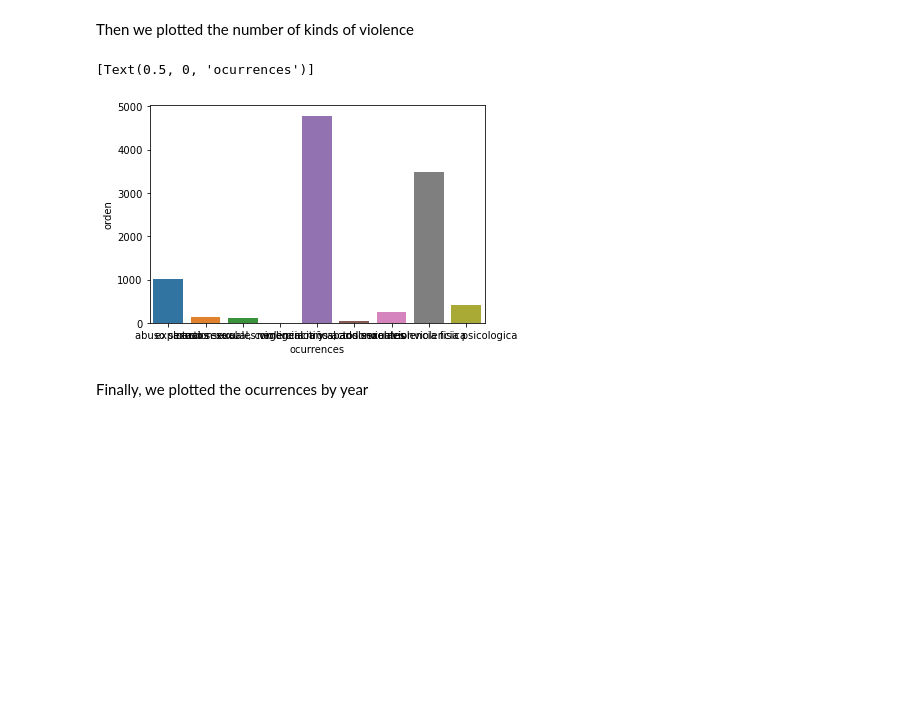
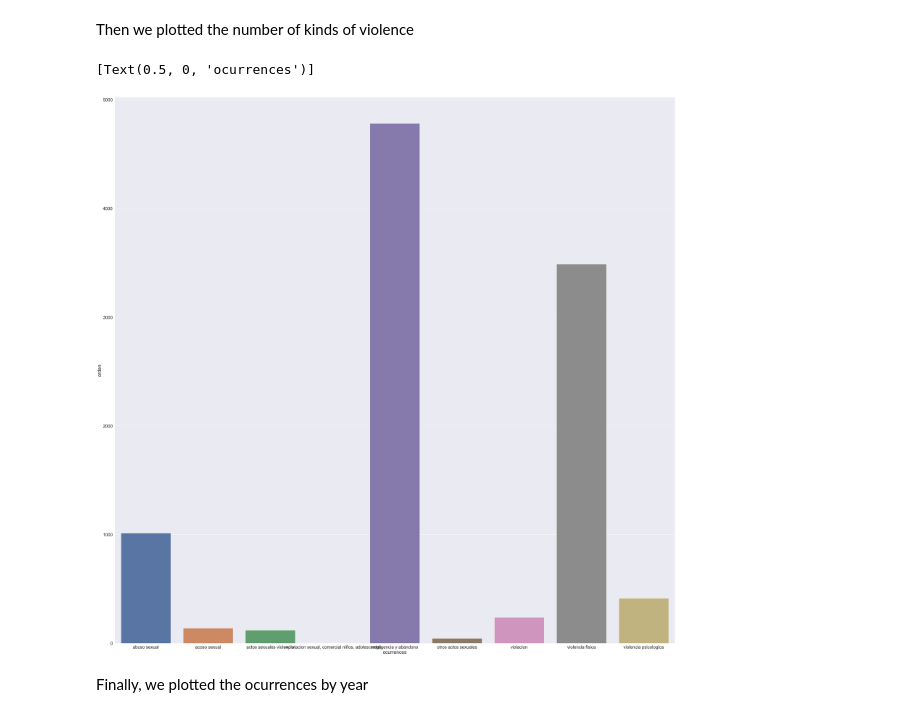
Before and after one commit to Joaron4/team211_bucaramanga, a Jupyter notebook: Dta_cleaning.ipynb, the cells around one changed output. Drawn from its saved outputs; the diff is of its cells as text; code cells hidden in the pictures; blank space fills up the shorter version.

```diff
--- a/Dta_cleaning.ipynb
+++ b/Dta_cleaning.ipynb
@@ -21,6 +22,6 @@ import seaborn as sns
 # %% [markdown]
 <h3 align=left style="font-size:1.5vw"><span style="color:#2E7DA1">A) Importing the dataset:</span></h3>
 # %%
-violencia = pd.read_csv('https://github.com/Joaron4/team211_bucaramanga/blob/main/Violenciager.csv?raw=true',encoding="utf-8")
+violencia = pd.read_csv('https://raw.githubusercontent.com/Joaron4/team211_datasets/main/Violenciager.csv',encoding="utf-8")
 violencia.head(1)
 # %% [output]
@@ -498,5 +501,6 @@ violencia_ocurrences_bucaramanga = violencia[violencia['municipio'] == 'bucarama
 
 
 ax= sns.boxplot(y='comuna',x='orden',data = violencia_ocurrences_bucaramanga,orient='h',palette='husl').set(xlabel='domestic and gender violence ocurrences',title='Gender and domestic violence ocurrences per borough\n');
-plt.figure(figsize=(100,20))
+rcParams['figure.figsize'] = 50,50
+sns.set(font_scale = 2)
 # %% [output]
@@ -508,10 +508,11 @@ violencia_nat= violencia.groupby('def_naturaleza').count().reset_index().sort_va
 # %% [markdown]
 Then we plotted the number of kinds of violence
 # %%
-sns.barplot(x='def_naturaleza',y='orden',data = violencia_nat).set(xlabel='ocurrences')
+violencia_nat= violencia.groupby('def_naturaleza').count().reset_index().sort_values(by='orden',ascending=False)
+sns.barplot(x='def_naturaleza',y=violencia_nat['orden'],data = violencia_nat).set(xlabel='ocurrences')
 # %% [output]
 [Text(0.5, 0, 'ocurrences')]
-[figure, old version]
+[figure, new version]
 # %% [markdown]
 Finally, we plotted the ocurrences by year
 # %%
```
Also changed, not shown: parts of 15 cells of this notebook.
